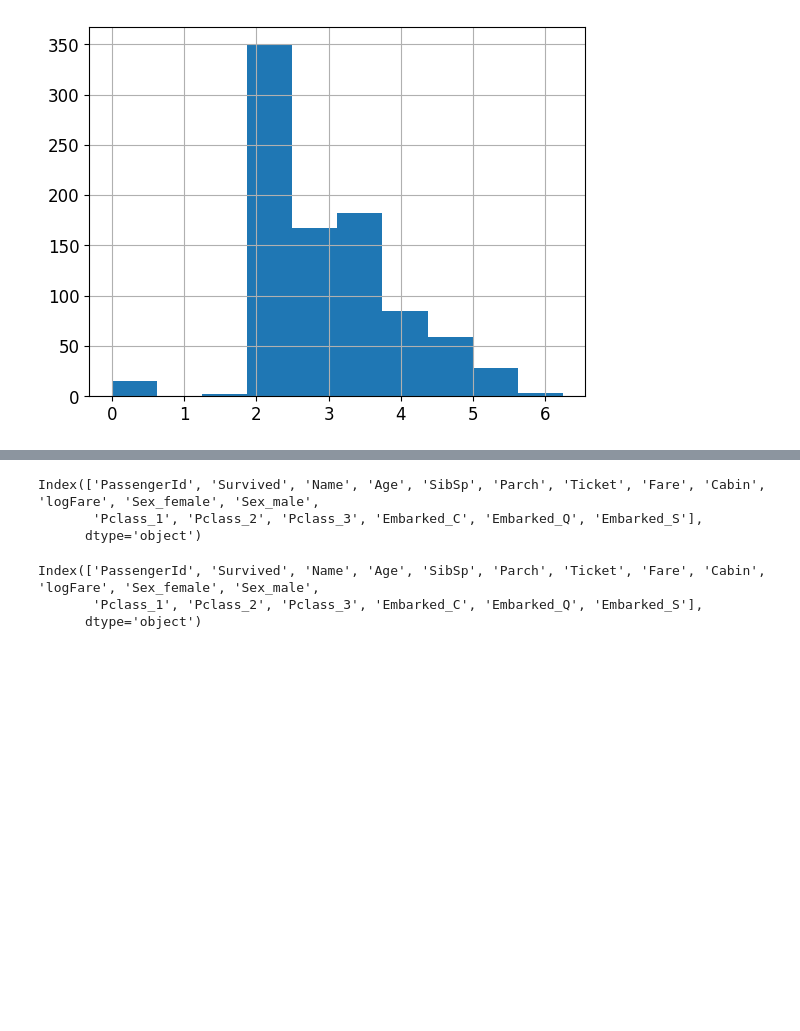
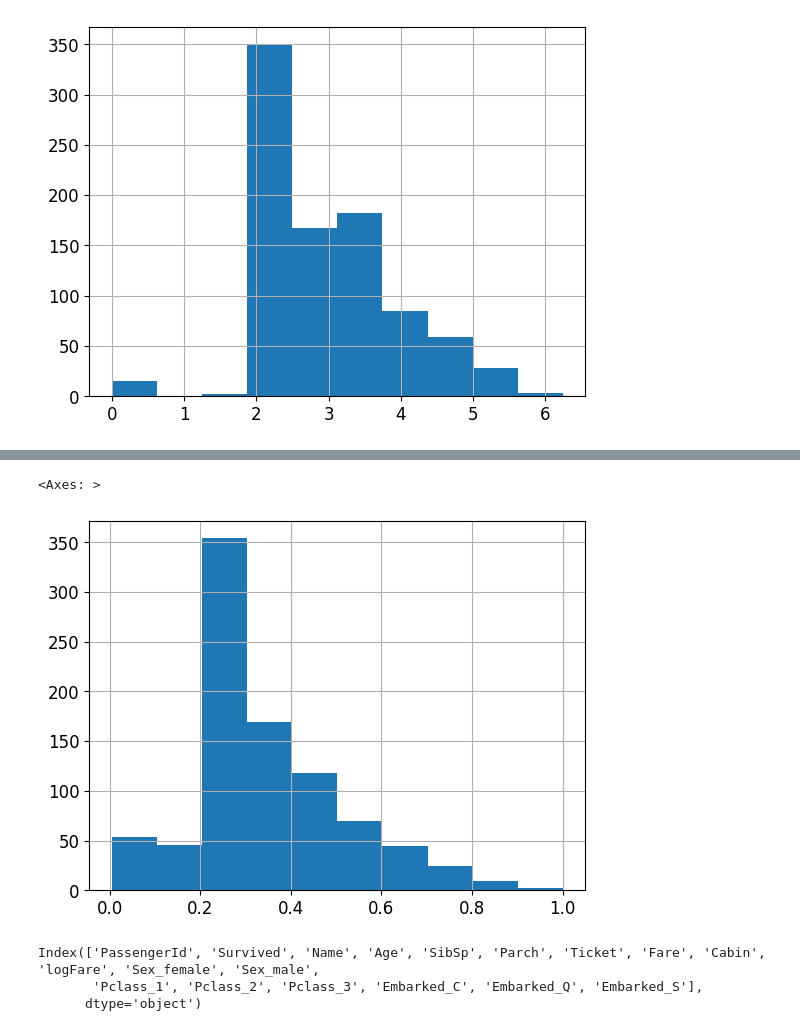
Before and after one commit to SanjaySaatyaki/fast_ai_try_out, a Jupyter notebook: tabular.ipynb, the cells around one changed output, grey strips where cells are left out. Saved outputs shown, nothing was run; the diff lists cells and outputs as text; code cells hidden in the pictures; blank space fills up the shorter version.

```diff
--- a/tabular.ipynb
+++ b/tabular.ipynb
@@ -160,3 +169,10 @@ df.describe(include=[object])
+# %%
+df['Age'] = df['Age']/df['Age'].max()
+# %%
+df.Age.hist()
+# %% [output]
+<Axes: >
+[figure, added]
 # %%
 df = pd.get_dummies(df,columns=['Sex','Pclass','Embarked'])
 df.columns
@@ -170,9 +186,3 @@ from torch import tensor
 t_dep = tensor(df.Survived)
 # %%
 added_cols = ['Sex_male', 'Sex_female', 'Pclass_1', 'Pclass_2', 'Pclass_3', 'Embarked_C', 'Embarked_Q', 'Embarked_S']
-# %%
-df.columns.astype(object)
-# %% [output]
-Index(['PassengerId', 'Survived', 'Name', 'Age', 'SibSp', 'Parch', 'Ticket', 'Fare', 'Cabin', 'logFare', 'Sex_female', 'Sex_male',
-       'Pclass_1', 'Pclass_2', 'Pclass_3', 'Embarked_C', 'Embarked_Q', 'Embarked_S'],
-      dtype='object')
```
Also changed, not shown: parts of 12 cells of this notebook.
